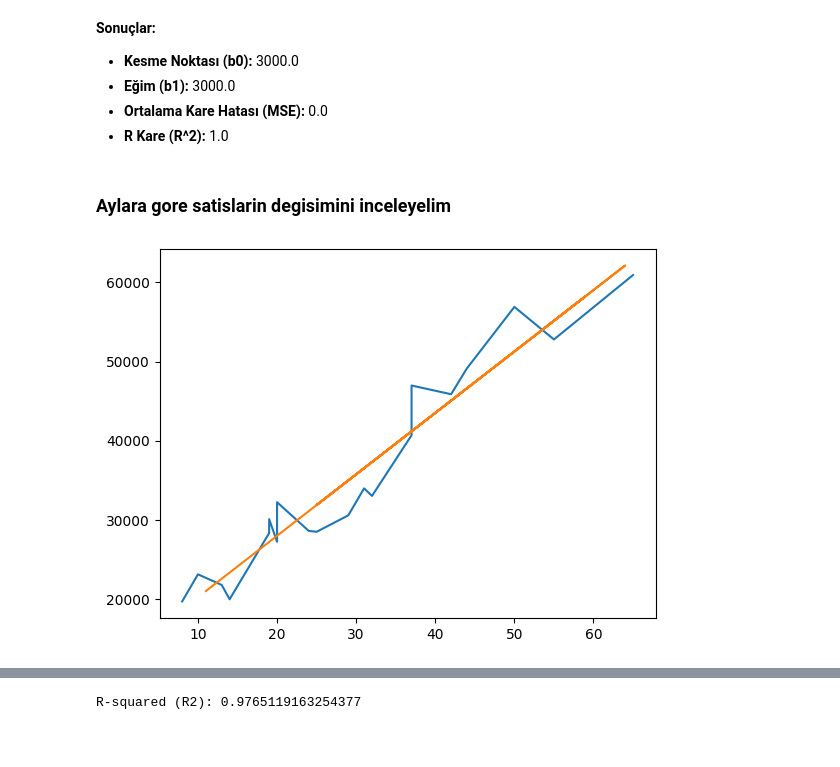
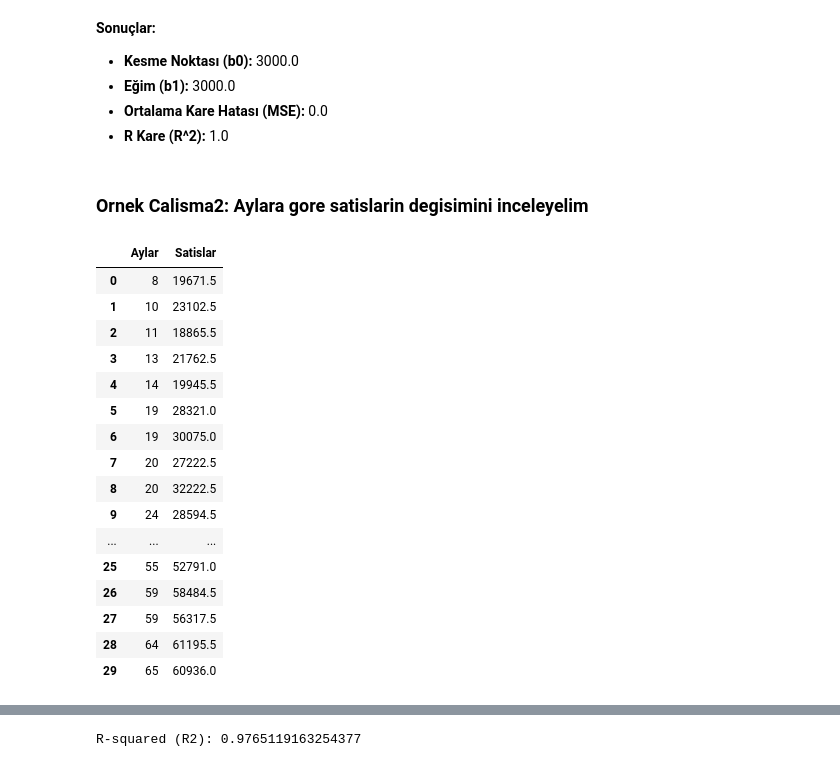
Before and after one commit to tripledoubleE/Gelecek-Hayalim, a Jupyter notebook: AI101/lineer_regression.ipynb, the cells around one changed output, grey strips where cells are left out. Saved outputs shown, nothing was run; the diff lists cells and outputs as text; code cells hidden in the pictures; blank space fills up the shorter version.

Commit message:
lineer regression file updated

```diff
--- a/AI101/lineer_regression.ipynb
+++ b/AI101/lineer_regression.ipynb
@@ -102,51 +126,4 @@ R Kare (R^2): 1.0
 - **Ortalama Kare Hatası (MSE):** 0.0
 - **R Kare (R^2):** 1.0
 # %% [markdown]
-### Aylara gore satislarin degisimini inceleyelim
+### Ornek Calisma2: Aylara gore satislarin degisimini inceleyelim
-# %%
-# csv dosyalarını okumak için
-import pandas as pd
-# 2 boyutlu grafik oluşturmak için
-import matplotlib.pyplot as plt
-
-# csv dosyamızı okuduk.
-data = pd.read_csv('satislar.csv')
-
-# Aylar isimli kolonu bir değişkene atadık
-Aylar = data[['Aylar']]
-
-# Satislar isimli kolonu bir değişkene atadık
-Satislar = data[['Satislar']]
-
-# sklearn kütüphanesini kullanarak verileri test ve eğitim olarak böleceğimiz fonksiyonu import ettik.
-from sklearn.model_selection import train_test_split
-
-# Veri kümemizi test ve train şekinde bölüyoruz
-# test_size = 0.33 Veri
-# x_train,y_train = Aylar ve Satışların eğitim kümesi
-# x_test, y_test = Aylar ve Satislar'ın test kümesi
-# test_size = veri kümesinin 2/3'ü eğitim 1/3'ü test için ayrılacak ( 0.33 )
-
-x_train, x_test, y_train, y_test = train_test_split(Aylar,Satislar,test_size=0.33,random_state=0)
-
-# sklearn kütüphanesini kullanarak LinearRegression sınıfını dahil ediyoruz.
-from sklearn.linear_model import LinearRegression
-#Sınıftan bir nesne oluşturuyoruz.
-lr = LinearRegression()
-
-# Train veri kümelerini vererek makineyi eğitiyoruz.
-lr.fit(x_train,y_train)
-
-# Aylar'ın test kümesini vererek Satislar'ı tahmin etmesini sağlıyoruz. Üst satırda makinemizi eğitmiştik.
-tahmin = lr.predict(x_test)
-
-# Verileri grafikte düzenli göstermek için index numaralarına göre sıralıyoruz.
-x_train = x_train.sort_index()
-y_train = y_train.sort_index()
-
-# Grafik şeklinde ekrana basıyoruz.
-plt.plot(x_train,y_train)
-plt.plot(x_test,tahmin)
-plt.show()
-# %% [output]
-[figure, removed]
@@ -152,0 +135,22 @@ plt.show()
+# %%
+# csv dosyamızı okuduk.
+data = pd.read_csv('satislar.csv')
+data
+# %% [output]
+|  | Aylar | Satislar |
+| 0 | 8 | 19671.5 |
+| 1 | 10 | 23102.5 |
+| 2 | 11 | 18865.5 |
+| 3 | 13 | 21762.5 |
+| 4 | 14 | 19945.5 |
+| 5 | 19 | 28321.0 |
+| 6 | 19 | 30075.0 |
+| 7 | 20 | 27222.5 |
+| 8 | 20 | 32222.5 |
+| 9 | 24 | 28594.5 |
+| ... | ... | ... |
+| 25 | 55 | 52791.0 |
+| 26 | 59 | 58484.5 |
+| 27 | 59 | 56317.5 |
+| 28 | 64 | 61195.5 |
+| 29 | 65 | 60936.0 |
```
Also changed, not shown: parts of 15 cells of this notebook.
